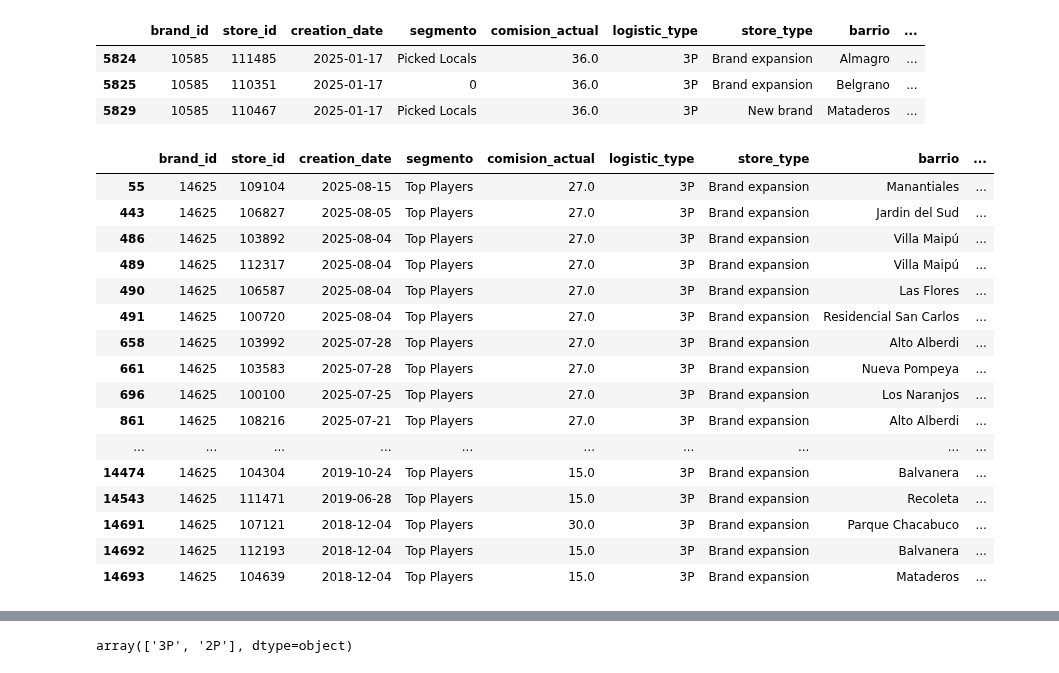
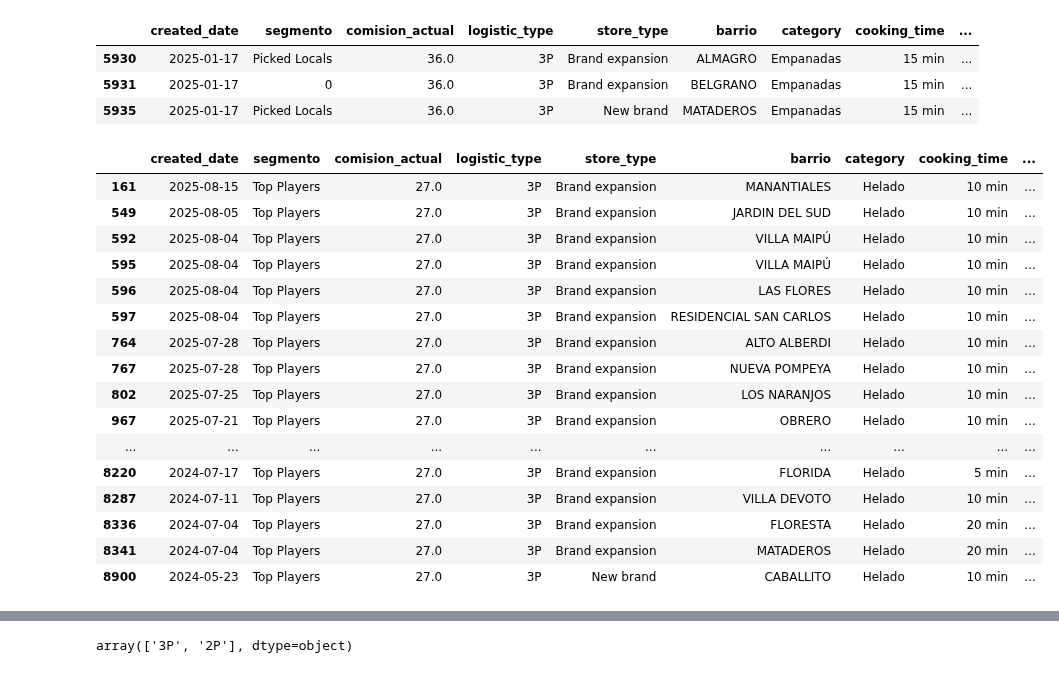
Before and after one commit to Dannamk17/churn-bite, a Jupyter notebook: EDA.ipynb, the cells around one changed output, grey strips where cells are left out. Saved outputs shown, nothing was run; the diff lists cells and outputs as text; code cells hidden in the pictures.

```diff
--- a/EDA.ipynb
+++ b/EDA.ipynb
@@ -51,16 +49,11 @@ Index(['BRAND_ID_ANON', 'STORE_ID_ANON', 'CREATION_DATE', 'STATUS', 'segmento',
 # %%
 # Renombrar columnas para practicidad
 
-df_orders.rename(columns={'store_id_anon': 'store_id',
-                          'created_date': 'orders_date',
-                          'PROMEDIO_SHIPPING_COST': 'avg_shipping_cost',
-                          'FREE_SHIPPING_FLAG': 'free_shipping',
-                          'tpn_altered': 'total_products_number',
-                          'tpv_altered': 'total_products_value',
-                          'gmv_lc_altered': 'gross_merchant_value'
+df_orders.rename(columns={'created_date': 'orders_date',
+                          'APP_ORIGIN': 'app_origin',
+                          'promedio_shipping_cost': 'avg_shipping_cost',
+                          'free_shipping_flag': 'free_shipping',
+                          'TPN': 'tpn',
+                          'TPV': 'tpv',
+                          'GMV_LC': 'gmv'
                           }, inplace=True)
-
-df_stores.rename(columns={'BRAND_ID_ANON': 'brand_id',
-                          'STORE_ID_ANON': 'store_id',
-                          'CREATION_DATE': 'creation_date'
-                          }, inplace=True)
@@ -88,7 +85,7 @@ pd.DataFrame({'count': df_stores['STATUS'].value_counts(dropna=False), 'percenta
 # %%
 # Filtrar df_stores para quedarse solo con los registros con STATUS 'active'
-df_stores = df_stores[df_stores['STATUS'] == 'active']
+df_stores = df_stores[df_stores['status'] == 'active']
+
+if 'status' in df_stores.columns:
+    df_stores.drop(columns=['status'], inplace=True)
-# %%
-if 'STATUS' in df_stores.columns:
-    df_stores.drop(columns=['STATUS'], inplace=True)
 # %% [markdown]
@@ -164,8 +134,8 @@ df_stores.head()
 # %%
 # Guardar la columna original
-df_stores['creation_date_original'] = df_stores['creation_date']
+df_stores['creation_date_original'] = df_stores['created_date']
 
 # fuerza parseo a UTC (aware) y luego removemos la info de tz
-df_stores["creation_date"] = pd.to_datetime(df_stores["creation_date"], errors="coerce", utc=True).dt.tz_convert("UTC").dt.tz_localize(None).dt.normalize()
+df_stores["created_date"] = pd.to_datetime(df_stores["created_date"], errors="coerce", utc=True).dt.tz_convert("UTC").dt.tz_localize(None).dt.normalize()
 # %%
 # Ver años, meses y días únicos
@@ -222,27 +193,27 @@ brand_id 14814 aparece en 15 registro(s) en df_stores
 # %%
-df_stores[df_stores['brand_id'] == 10585]
+df_stores[df_stores['brand_id'] == segmento_0_nan.iloc[0]['brand_id']]
 # %% [output]
-|  | brand_id | store_id | creation_date | segmento | comision_actual | logistic_type | store_type | barrio | ... |
-| 5824 | 10585 | 111485 | 2025-01-17 | Picked Locals | 36.0 | 3P | Brand expansion | Almagro | ... |
-| 5825 | 10585 | 110351 | 2025-01-17 | 0 | 36.0 | 3P | Brand expansion | Belgrano | ... |
-| 5829 | 10585 | 110467 | 2025-01-17 | Picked Locals | 36.0 | 3P | New brand | Mataderos | ... |
+|  | created_date | segmento | comision_actual | logistic_type | store_type | barrio | category | cooking_time | ... |
+| 5930 | 2025-01-17 | Picked Locals | 36.0 | 3P | Brand expansion | ALMAGRO | Empanadas | 15 min | ... |
+| 5931 | 2025-01-17 | 0 | 36.0 | 3P | Brand expansion | BELGRANO | Empanadas | 15 min | ... |
+| 5935 | 2025-01-17 | Picked Locals | 36.0 | 3P | New brand | MATADEROS | Empanadas | 15 min | ... |
 # %%
-df_stores[df_stores['brand_id'] == 14625]
+df_stores[df_stores['brand_id'] == segmento_0_nan.iloc[1]['brand_id']]
 # %% [output]
-|  | brand_id | store_id | creation_date | segmento | comision_actual | logistic_type | store_type | barrio | ... |
-| 55 | 14625 | 109104 | 2025-08-15 | Top Players | 27.0 | 3P | Brand expansion | Manantiales | ... |
-| 443 | 14625 | 106827 | 2025-08-05 | Top Players | 27.0 | 3P | Brand expansion | Jardin del Sud | ... |
-| 486 | 14625 | 103892 | 2025-08-04 | Top Players | 27.0 | 3P | Brand expansion | Villa Maipú | ... |
-| 489 | 14625 | 112317 | 2025-08-04 | Top Players | 27.0 | 3P | Brand expansion | Villa Maipú | ... |
-| 490 | 14625 | 106587 | 2025-08-04 | Top Players | 27.0 | 3P | Brand expansion | Las Flores | ... |
-| 491 | 14625 | 100720 | 2025-08-04 | Top Players | 27.0 | 3P | Brand expansion | Residencial San Carlos | ... |
-| 658 | 14625 | 103992 | 2025-07-28 | Top Players | 27.0 | 3P | Brand expansion | Alto Alberdi | ... |
-| 661 | 14625 | 103583 | 2025-07-28 | Top Players | 27.0 | 3P | Brand expansion | Nueva Pompeya | ... |
-| 696 | 14625 | 100100 | 2025-07-25 | Top Players | 27.0 | 3P | Brand expansion | Los Naranjos | ... |
-| 861 | 14625 | 108216 | 2025-07-21 | Top Players | 27.0 | 3P | Brand expansion | Alto Alberdi | ... |
+|  | created_date | segmento | comision_actual | logistic_type | store_type | barrio | category | cooking_time | ... |
+| 161 | 2025-08-15 | Top Players | 27.0 | 3P | Brand expansion | MANANTIALES | Helado | 10 min | ... |
+| 549 | 2025-08-05 | Top Players | 27.0 | 3P | Brand expansion | JARDIN DEL SUD | Helado | 10 min | ... |
+| 592 | 2025-08-04 | Top Players | 27.0 | 3P | Brand expansion | VILLA MAIPÚ | Helado | 10 min | ... |
+| 595 | 2025-08-04 | Top Players | 27.0 | 3P | Brand expansion | VILLA MAIPÚ | Helado | 10 min | ... |
+| 596 | 2025-08-04 | Top Players | 27.0 | 3P | Brand expansion | LAS FLORES | Helado | 10 min | ... |
+| 597 | 2025-08-04 | Top Players | 27.0 | 3P | Brand expansion | RESIDENCIAL SAN CARLOS | Helado | 10 min | ... |
+| 764 | 2025-07-28 | Top Players | 27.0 | 3P | Brand expansion | ALTO ALBERDI | Helado | 10 min | ... |
+| 767 | 2025-07-28 | Top Players | 27.0 | 3P | Brand expansion | NUEVA POMPEYA | Helado | 10 min | ... |
+| 802 | 2025-07-25 | Top Players | 27.0 | 3P | Brand expansion | LOS NARANJOS | Helado | 10 min | ... |
+| 967 | 2025-07-21 | Top Players | 27.0 | 3P | Brand expansion | OBRERO | Helado | 10 min | ... |
 | ... | ... | ... | ... | ... | ... | ... | ... | ... | ... |
-| 14474 | 14625 | 104304 | 2019-10-24 | Top Players | 15.0 | 3P | Brand expansion | Balvanera | ... |
-| 14543 | 14625 | 111471 | 2019-06-28 | Top Players | 15.0 | 3P | Brand expansion | Recoleta | ... |
-| 14691 | 14625 | 107121 | 2018-12-04 | Top Players | 30.0 | 3P | Brand expansion | Parque Chacabuco | ... |
-| 14692 | 14625 | 112193 | 2018-12-04 | Top Players | 15.0 | 3P | Brand expansion | Balvanera | ... |
-| 14693 | 14625 | 104639 | 2018-12-04 | Top Players | 15.0 | 3P | Brand expansion | Mataderos | ... |
+| 8220 | 2024-07-17 | Top Players | 27.0 | 3P | Brand expansion | FLORIDA | Helado | 5 min | ... |
+| 8287 | 2024-07-11 | Top Players | 27.0 | 3P | Brand expansion | VILLA DEVOTO | Helado | 10 min | ... |
+| 8336 | 2024-07-04 | Top Players | 27.0 | 3P | Brand expansion | FLORESTA | Helado | 20 min | ... |
+| 8341 | 2024-07-04 | Top Players | 27.0 | 3P | Brand expansion | MATADEROS | Helado | 20 min | ... |
+| 8900 | 2024-05-23 | Top Players | 27.0 | 3P | New brand | CABALLITO | Helado | 10 min | ... |
```
Also changed, not shown: parts of 180 cells of this notebook, 1 other file.
